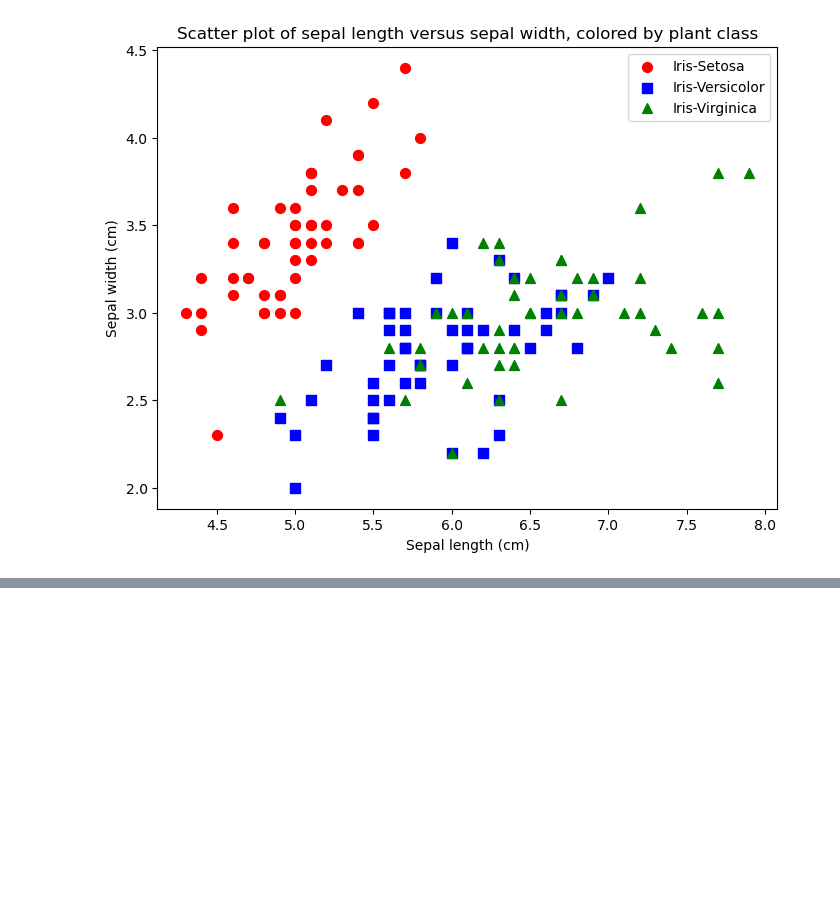
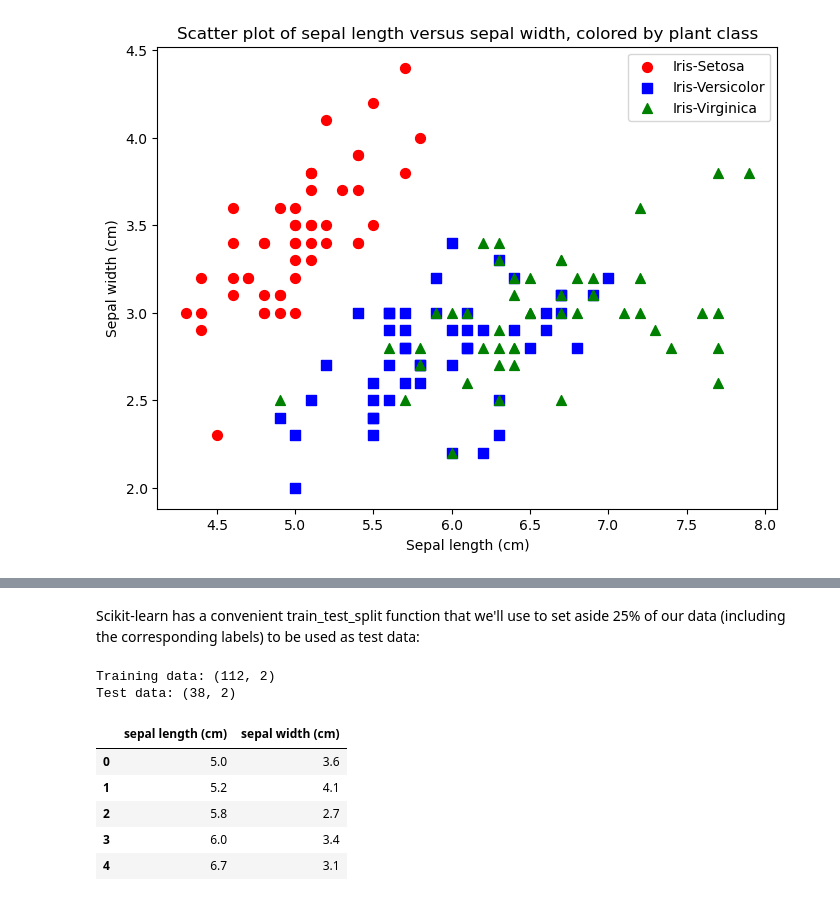
Before and after one commit to chritof/Maskinl-re-notebook, a Jupyter notebook: simple_examples.ipynb, the cells around one changed output, grey strips where cells are left out. Cells and saved outputs as stored; diff of their text form; code cells hidden in the pictures; blank space fills up the shorter version.

```diff
--- a/simple_examples.ipynb
+++ b/simple_examples.ipynb
@@ -192,0 +218,6 @@ plt.show()
+# %%
+# We select the 0'th and 1'st columns since these correspond to sepal length and width:
+#her sier vi at x skal ta alle rader, men bare kolonne 0 og 1.
+X = iris_dataset['data'][:, [0, 1]]
+#her henter y ut fasitne, altså label til alle radene.
+y = iris_dataset['target']
@@ -192,0 +259,2 @@ plt.show()
+# %% [markdown]
+Scikit-learn has a convenient train_test_split function that we'll use to set aside 25% of our data (including the corresponding labels) to be used as test data:
@@ -192,0 +263,18 @@ plt.show()
+# %%
+X_train, X_test, y_train, y_test = train_test_split(X, y, random_state=42)
+# %%
+print(f'Training data: {X_train.shape}\nTest data: {X_test.shape}')
+# %% [output]
+Training data: (112, 2)
+Test data: (38, 2)
+# %%
+iris_df = pd.DataFrame(X_train, columns=iris_dataset['feature_names'][0:2])
+# %%
+iris_df.head(5)
+# %% [output]
+|  | sepal length (cm) | sepal width (cm) |
+| 0 | 5.0 | 3.6 |
+| 1 | 5.2 | 4.1 |
+| 2 | 5.8 | 2.7 |
+| 3 | 6.0 | 3.4 |
+| 4 | 6.7 | 3.1 |
```
Also changed, not shown: parts of 34 cells of this notebook.
